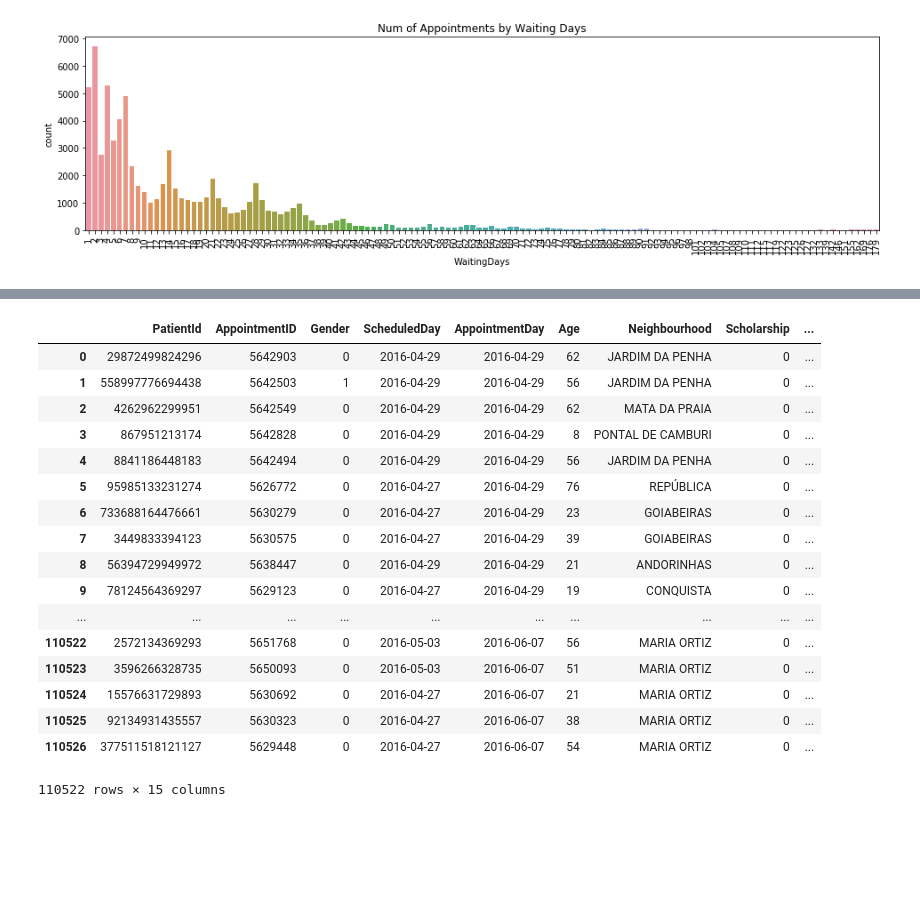
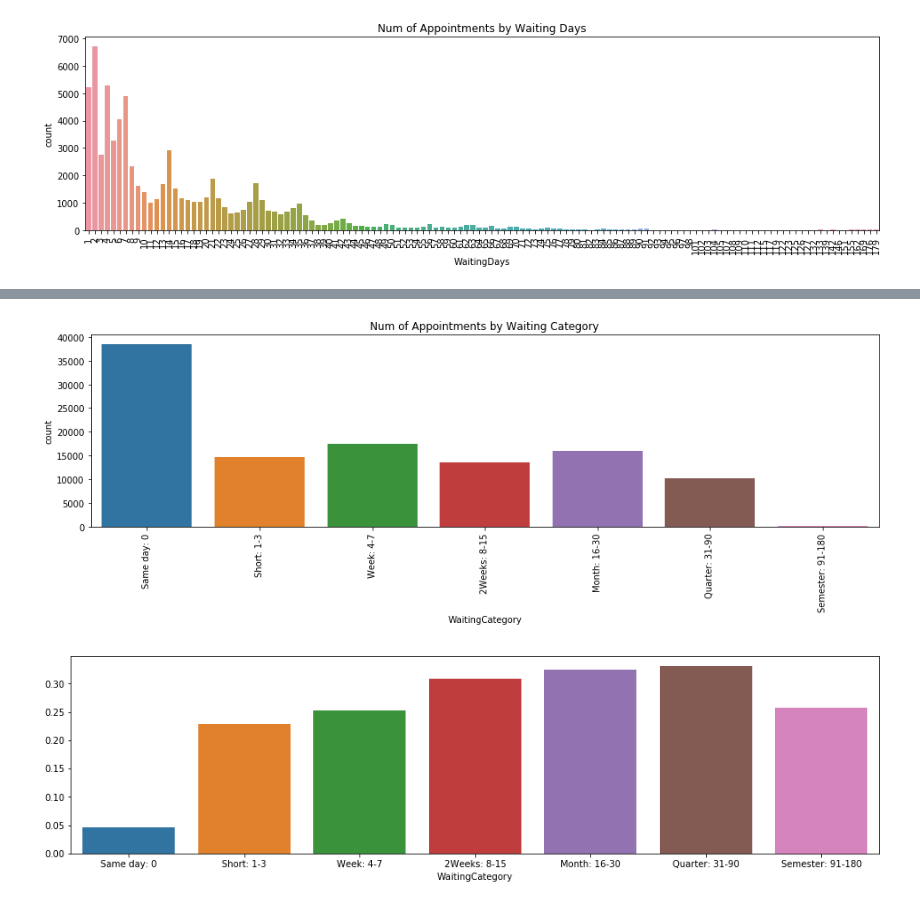
Before and after one commit to silicon-valley-gods-eye/Medical-Appointment-No-Shows, a Jupyter notebook: main.ipynb, the cells around one changed output, grey strips where cells are left out. Cells and saved outputs as stored; diff of their text form; code cells hidden in the pictures; blank space fills up the shorter version.

```diff
--- a/main.ipynb
+++ b/main.ipynb
@@ -187,21 +193,20 @@ plt.show()
-# %%
-df
-# %% [output]
-|  | PatientId | AppointmentID | Gender | ScheduledDay | AppointmentDay | Age | Neighbourhood | Scholarship | ... |
-| 0 | 29872499824296 | 5642903 | 0 | 2016-04-29 | 2016-04-29 | 62 | JARDIM DA PENHA | 0 | ... |
-| 1 | 558997776694438 | 5642503 | 1 | 2016-04-29 | 2016-04-29 | 56 | JARDIM DA PENHA | 0 | ... |
-| 2 | 4262962299951 | 5642549 | 0 | 2016-04-29 | 2016-04-29 | 62 | MATA DA PRAIA | 0 | ... |
-| 3 | 867951213174 | 5642828 | 0 | 2016-04-29 | 2016-04-29 | 8 | PONTAL DE CAMBURI | 0 | ... |
-| 4 | 8841186448183 | 5642494 | 0 | 2016-04-29 | 2016-04-29 | 56 | JARDIM DA PENHA | 0 | ... |
-| 5 | 95985133231274 | 5626772 | 0 | 2016-04-27 | 2016-04-29 | 76 | REPÚBLICA | 0 | ... |
-| 6 | 733688164476661 | 5630279 | 0 | 2016-04-27 | 2016-04-29 | 23 | GOIABEIRAS | 0 | ... |
-| 7 | 3449833394123 | 5630575 | 0 | 2016-04-27 | 2016-04-29 | 39 | GOIABEIRAS | 0 | ... |
-| 8 | 56394729949972 | 5638447 | 0 | 2016-04-29 | 2016-04-29 | 21 | ANDORINHAS | 0 | ... |
-| 9 | 78124564369297 | 5629123 | 0 | 2016-04-27 | 2016-04-29 | 19 | CONQUISTA | 0 | ... |
-| ... | ... | ... | ... | ... | ... | ... | ... | ... | ... |
-| 110522 | 2572134369293 | 5651768 | 0 | 2016-05-03 | 2016-06-07 | 56 | MARIA ORTIZ | 0 | ... |
-| 110523 | 3596266328735 | 5650093 | 0 | 2016-05-03 | 2016-06-07 | 51 | MARIA ORTIZ | 0 | ... |
-| 110524 | 15576631729893 | 5630692 | 0 | 2016-04-27 | 2016-06-07 | 21 | MARIA ORTIZ | 0 | ... |
-| 110525 | 92134931435557 | 5630323 | 0 | 2016-04-27 | 2016-06-07 | 38 | MARIA ORTIZ | 0 | ... |
-| 110526 | 377511518121127 | 5629448 | 0 | 2016-04-27 | 2016-06-07 | 54 | MARIA ORTIZ | 0 | ... |
-110522 rows × 15 columns
+# %%
+## Defining the categories label:
+categories = pd.Series(['Same day: 0', 'Short: 1-3', 'Week: 4-7', '2Weeks: 8-15', 'Month: 16-30', 'Quarter: 31-90', 'Semester: 91-180'])
+df['WaitingCategory'] = pd.cut(df.WaitingDays, bins=[-1,0,3,7,15,30,90,180], labels=categories)
+df['WaitingCategory'].dropna(inplace=True)
+# %%
+plt.figure(figsize=(16,4))
+plt.xticks(rotation=90)
+ax = sns.countplot(x=df.WaitingCategory)
+ax.set_title("Num of Appointments by Waiting Category")
+plt.show()
+# %% [output]
+[figure, added]
+# %%
+df_w_ratio = df[df.NoShow == 1].groupby(['WaitingCategory']).size()/df.groupby(['WaitingCategory']).size()
+
+plt.figure(figsize=(16,4))
+ax = sns.barplot(x=df_w_ratio.index, y=df_w_ratio)
+# %% [output]
+[figure, added]
```
Also changed, not shown: parts of 8 cells of this notebook.
